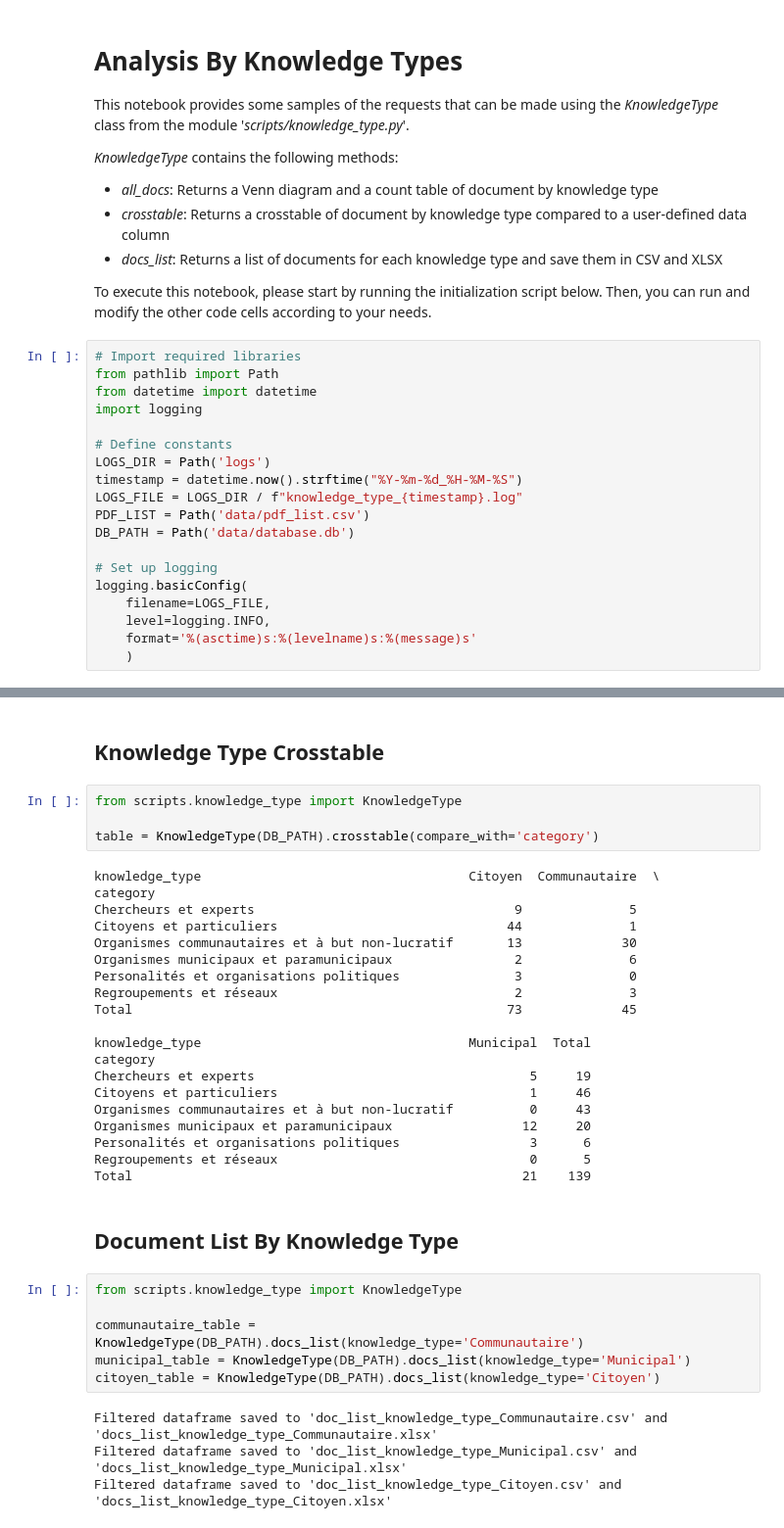
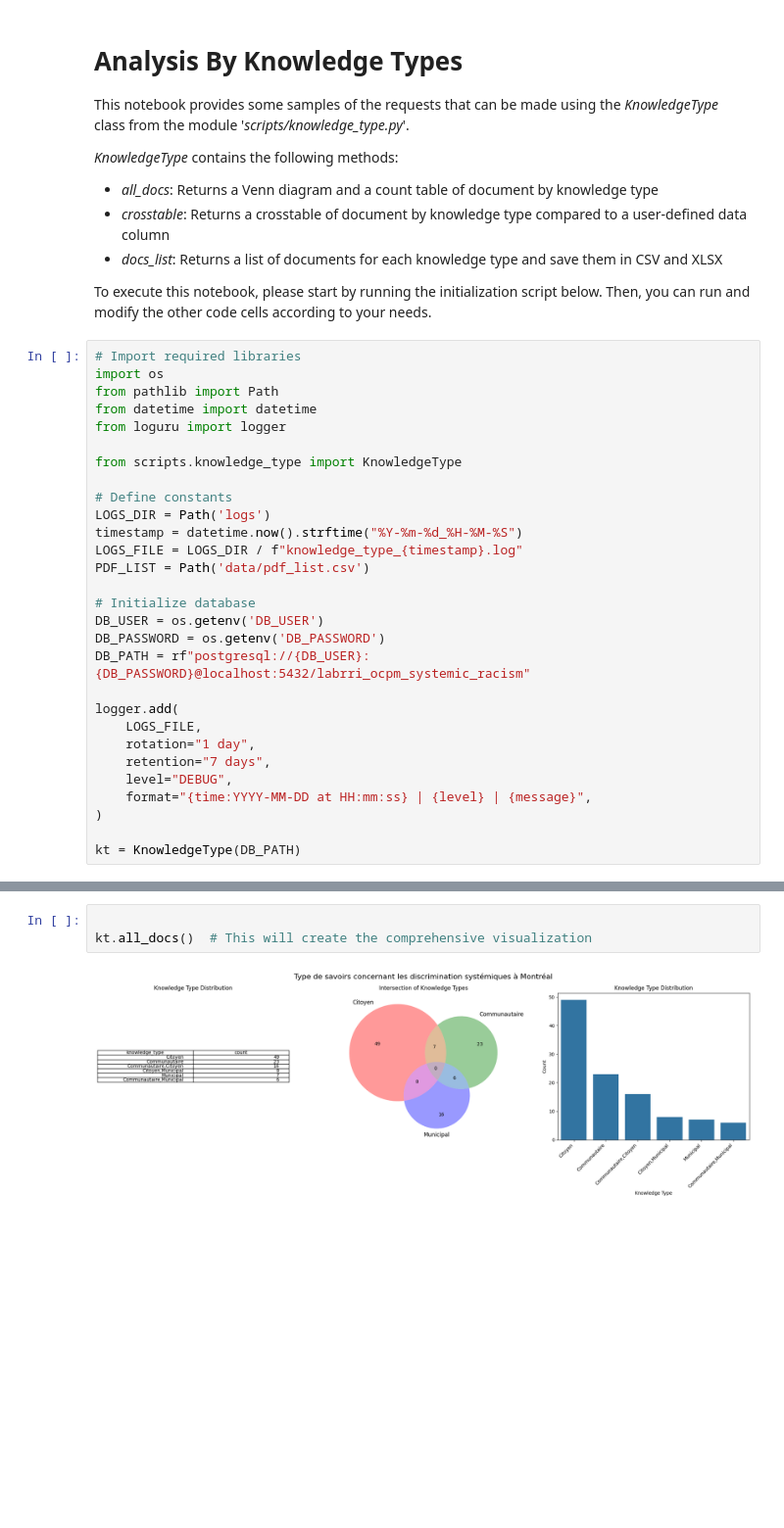
Before and after one commit to 9scorp4/labrri_ocpm_systemic_racism, a Jupyter notebook: knowledge_type.ipynb, the cells around one changed output, grey strips where cells are left out. Shown: that part at 98% size. Drawn from its saved outputs; the diff is of its cells as text; blank space fills up the shorter version.

Commit message:
edit knowledge_type notebook

```diff
--- a/knowledge_type.ipynb
+++ b/knowledge_type.ipynb
@@ -11,20 +11,30 @@ This notebook provides some samples of the requests that can be made using the *
 To execute this notebook, please start by running the initialization script below. Then, you can run and modify the other code cells according to your needs.
 # %%
 # Import required libraries
+import os
 from pathlib import Path
 from datetime import datetime
-import logging
+from loguru import logger
+
+from scripts.knowledge_type import KnowledgeType
 
 # Define constants
 LOGS_DIR = Path('logs')
 timestamp = datetime.now().strftime("%Y-%m-%d_%H-%M-%S")
 LOGS_FILE = LOGS_DIR / f"knowledge_type_{timestamp}.log"
 PDF_LIST = Path('data/pdf_list.csv')
-DB_PATH = Path('data/database.db')
 
-# Set up logging
-logging.basicConfig(
-    filename=LOGS_FILE,
-    level=logging.INFO,
-    format='%(asctime)s:%(levelname)s:%(message)s'
-    )
+# Initialize database
+DB_USER = os.getenv('DB_USER')
+DB_PASSWORD = os.getenv('DB_PASSWORD')
+DB_PATH = rf"postgresql://{DB_USER}:{DB_PASSWORD}@localhost:5432/labrri_ocpm_systemic_racism"
+
+logger.add(
+    LOGS_FILE,
+    rotation="1 day",
+    retention="7 days",
+    level="DEBUG",
+    format="{time:YYYY-MM-DD at HH:mm:ss} | {level} | {message}",
+)
+
+kt = KnowledgeType(DB_PATH)
@@ -39,38 +44,5 @@ test = KnowledgeType(DB_PATH).all_docs()
-# %% [markdown]
-## Knowledge Type Crosstable
-# %%
-from scripts.knowledge_type import KnowledgeType
-
-table = KnowledgeType(DB_PATH).crosstable(compare_with='category')
-# %% [output]
-knowledge_type                                   Citoyen  Communautaire  \
-category
-Chercheurs et experts                                  9              5
-Citoyens et particuliers                              44              1
-Organismes communautaires et à but non-lucratif       13             30
-Organismes municipaux et paramunicipaux                2              6
-Personalités et organisations politiques               3              0
-Regroupements et réseaux                               2              3
-Total                                                 73             45
-
-knowledge_type                                   Municipal  Total
-category
-Chercheurs et experts                                    5     19
-Citoyens et particuliers                                 1     46
-Organismes communautaires et à but non-lucratif          0     43
-Organismes municipaux et paramunicipaux                 12     20
-Personalités et organisations politiques                 3      6
-Regroupements et réseaux                                 0      5
-Total                                                   21    139
-# %% [markdown]
-## Document List By Knowledge Type
-# %%
-from scripts.knowledge_type import KnowledgeType
-
-communautaire_table = KnowledgeType(DB_PATH).docs_list(knowledge_type='Communautaire')
-municipal_table = KnowledgeType(DB_PATH).docs_list(knowledge_type='Municipal')
-citoyen_table = KnowledgeType(DB_PATH).docs_list(knowledge_type='Citoyen')
-# %% [output]
-Filtered dataframe saved to 'doc_list_knowledge_type_Communautaire.csv' and 'docs_list_knowledge_type_Communautaire.xlsx'
-Filtered dataframe saved to 'doc_list_knowledge_type_Municipal.csv' and 'docs_list_knowledge_type_Municipal.xlsx'
-Filtered dataframe saved to 'doc_list_knowledge_type_Citoyen.csv' and 'docs_list_knowledge_type_Citoyen.xlsx'
+# %%
+
+kt.all_docs()  # This will create the comprehensive visualization
+# %% [output]
+[figure, added]
```
Also changed, not shown: parts of 5 cells of this notebook, 1 other file.
